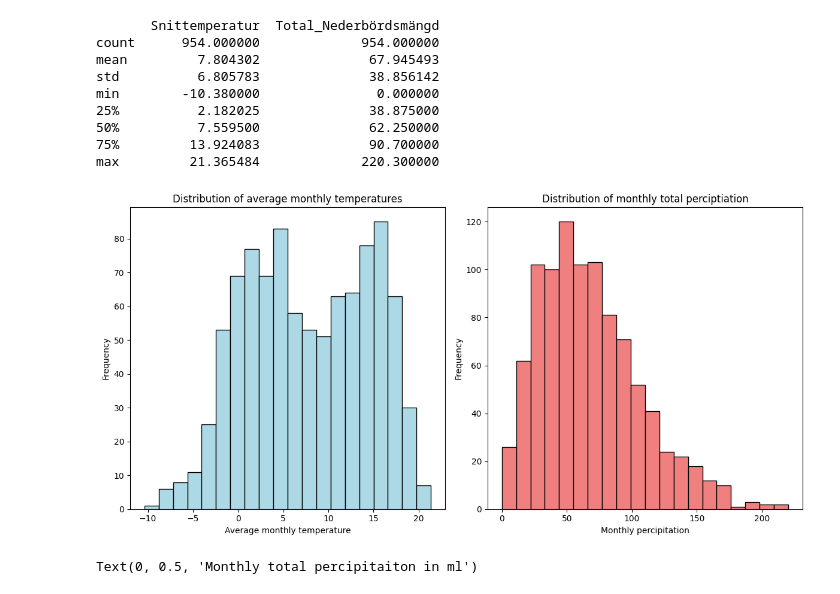
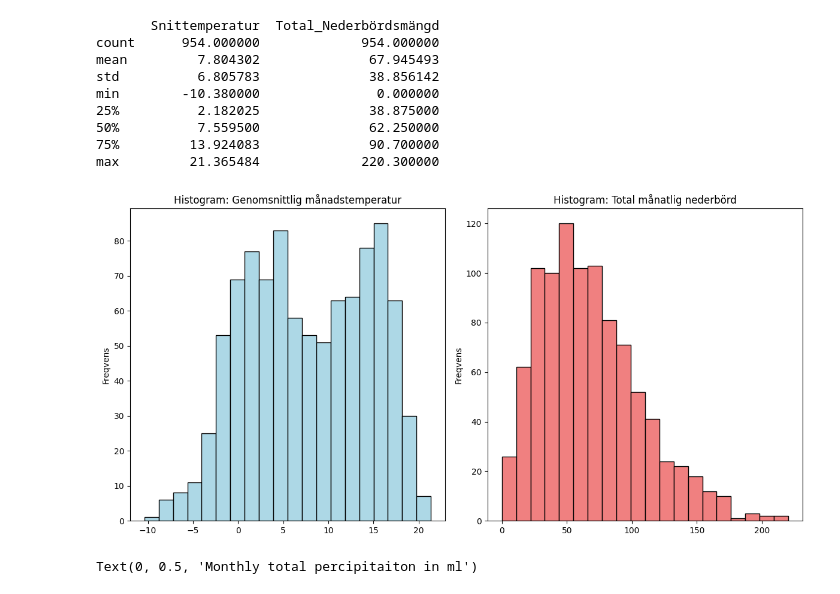
Before and after one commit to msteele919/projectwork, a Jupyter notebook: Correlations/corr_temp_ned.ipynb, the cells around one changed output. Cells and saved outputs as stored; diff of their text form; code cells hidden in the pictures.

```diff
--- a/Correlations/corr_temp_ned.ipynb
+++ b/Correlations/corr_temp_ned.ipynb
@@ -234,24 +234,24 @@ max         21.365484             220.300000
 # %%
 
 #historgram with monthly snittemperatur
 plt.figure(figsize=(12, 6))
 plt.subplot(1, 2, 1)
 plt.hist(monthly_temperature['Snittemperatur'], bins=20, color='lightblue', edgecolor='black')
-plt.title('Distribution of average monthly temperatures')
-plt.xlabel('Average monthly temperature')
-plt.ylabel('Frequency')
+plt.title('Histogram: Genomsnittlig månadstemperatur')
+
+plt.ylabel('Freqvens')
 
 # histogram with monthly total precipitation
 plt.subplot(1, 2, 2)
 plt.hist(monthly_precipitation['Total_Nederbördsmängd'], bins=20, color='lightcoral', edgecolor='black')
-plt.title('Distribution of monthly total perciptiation')
-plt.xlabel('Monthly percipitation')
-plt.ylabel('Frequency')
+plt.title('Histogram: Total månatlig nederbörd')
+
+plt.ylabel('Freqvens')
 
 plt.tight_layout()
 plt.show()
 # %% [output]
-[figure, old version]
+[figure, new version]
 # %%
 plt.figure(figsize=(8, 6))
 plt.scatter(monthly_precipitation['Year'], monthly_precipitation['Total_Nederbördsmängd'], color='blue', alpha=0.5)
```
Also changed, not shown: parts of 7 cells of this notebook, 7 other files.
